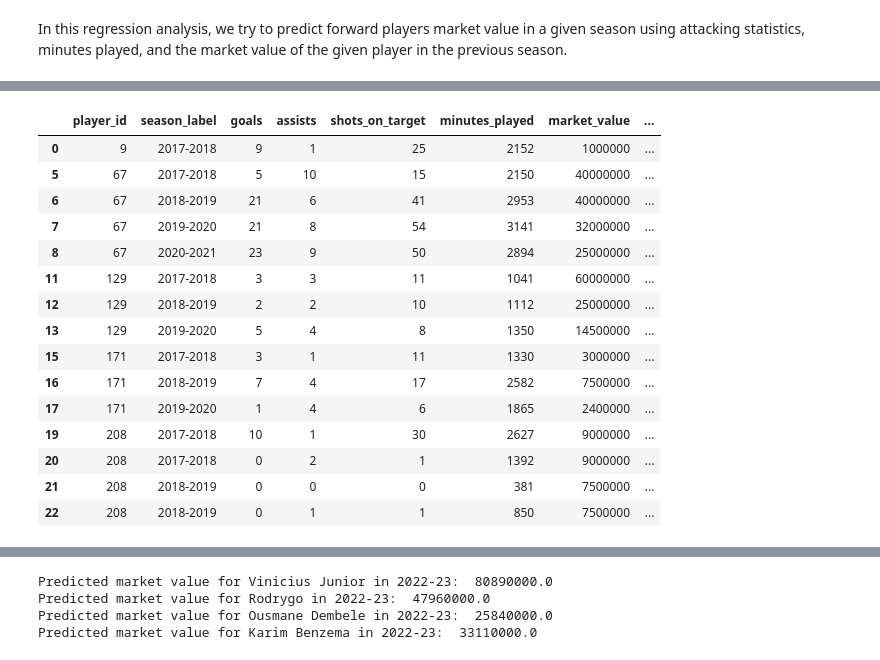
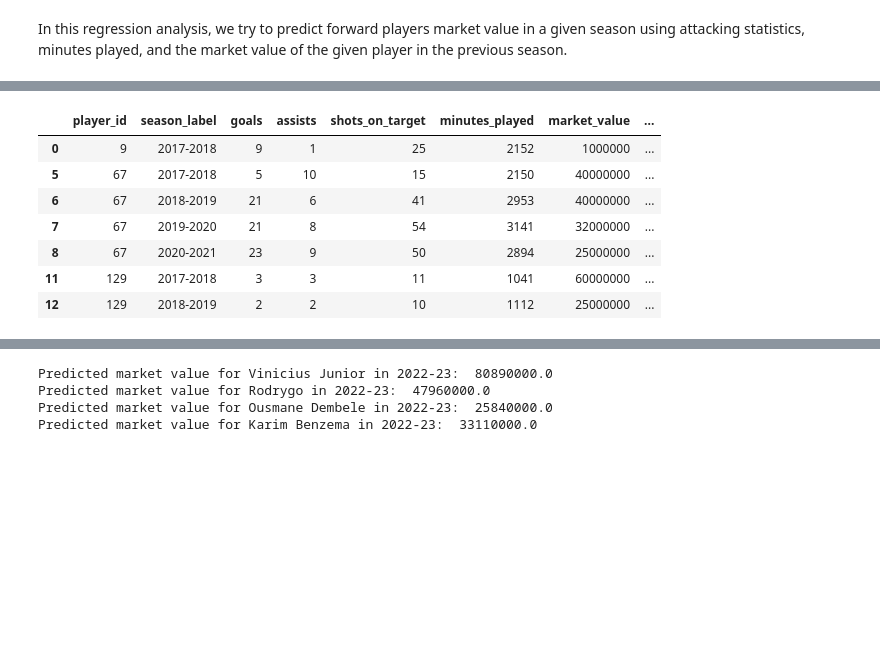
Before and after one commit to BreathingData/La_Liga_Analysis, a Jupyter notebook: La_Liga.ipynb, the cells around one changed output, grey strips where cells are left out. Saved outputs shown, nothing was run; the diff lists cells and outputs as text; code cells hidden in the pictures; blank space fills up the shorter version.

```diff
--- a/La_Liga.ipynb
+++ b/La_Liga.ipynb
@@ -3490,25 +3332,17 @@ df_attack_value.head(15)
 # %%
 #delete rows where market_value_next_season is null or 0
 df_attack_val = df_attack_value.dropna()
 df_attack_val = df_attack_val[df_attack_val['market_value_next_season'] != 0]
-df_attack_val.head(15)
+df_attack_val.head(7)
 # %% [output]
 |  | player_id | season_label | goals | assists | shots_on_target | minutes_played | market_value | ... |
 | 0 | 9 | 2017-2018 | 9 | 1 | 25 | 2152 | 1000000 | ... |
 | 5 | 67 | 2017-2018 | 5 | 10 | 15 | 2150 | 40000000 | ... |
 | 6 | 67 | 2018-2019 | 21 | 6 | 41 | 2953 | 40000000 | ... |
 | 7 | 67 | 2019-2020 | 21 | 8 | 54 | 3141 | 32000000 | ... |
 | 8 | 67 | 2020-2021 | 23 | 9 | 50 | 2894 | 25000000 | ... |
 | 11 | 129 | 2017-2018 | 3 | 3 | 11 | 1041 | 60000000 | ... |
 | 12 | 129 | 2018-2019 | 2 | 2 | 10 | 1112 | 25000000 | ... |
-| 13 | 129 | 2019-2020 | 5 | 4 | 8 | 1350 | 14500000 | ... |
-| 15 | 171 | 2017-2018 | 3 | 1 | 11 | 1330 | 3000000 | ... |
-| 16 | 171 | 2018-2019 | 7 | 4 | 17 | 2582 | 7500000 | ... |
-| 17 | 171 | 2019-2020 | 1 | 4 | 6 | 1865 | 2400000 | ... |
-| 19 | 208 | 2017-2018 | 10 | 1 | 30 | 2627 | 9000000 | ... |
-| 20 | 208 | 2017-2018 | 0 | 2 | 1 | 1392 | 9000000 | ... |
-| 21 | 208 | 2018-2019 | 0 | 0 | 0 | 381 | 7500000 | ... |
-| 22 | 208 | 2018-2019 | 0 | 1 | 1 | 850 | 7500000 | ... |
 # %%
 #perform regression
 
```
Also changed, not shown: parts of 85 cells of this notebook.
